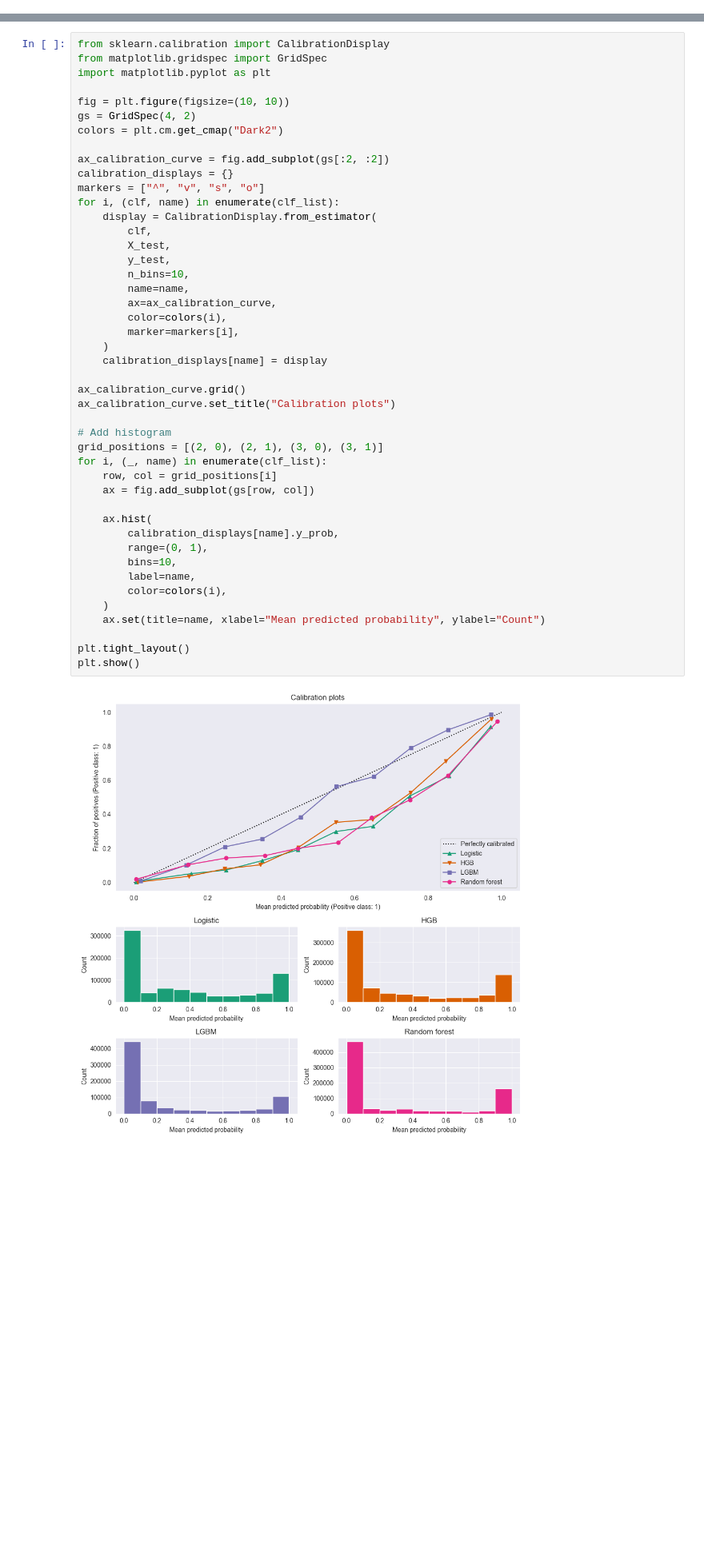
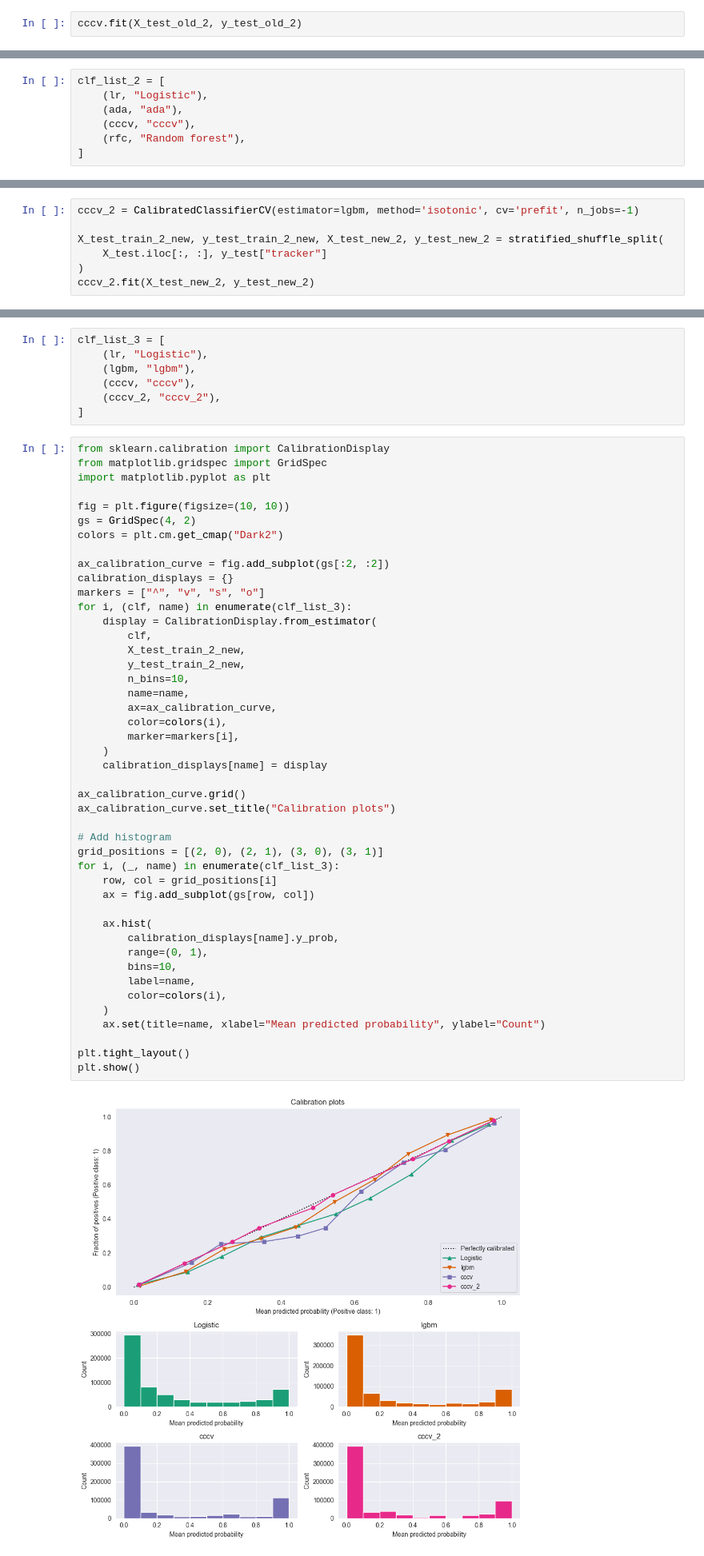
Before and after one commit to wolfrieder/http-response-classifier, a Jupyter notebook: notebooks/modeling_final.ipynb, the cells around one changed output, grey strips where cells are left out. Shown at 80% size. Drawn from its saved outputs; the diff is of its cells as text; blank space fills up the shorter version.

```diff
--- a/notebooks/modeling_final.ipynb
+++ b/notebooks/modeling_final.ipynb
@@ -1053,0 +1121,2 @@ plt.show()
+# %%
+cccv.fit(X_test_old_2, y_test_old_2)
@@ -1053,0 +1192,7 @@ plt.show()
+# %%
+clf_list_2 = [
+    (lr, "Logistic"),
+    (ada, "ada"),
+    (cccv, "cccv"),
+    (rfc, "Random forest"),
+]
@@ -1053,0 +1263,7 @@ plt.show()
+# %%
+cccv_2 = CalibratedClassifierCV(estimator=lgbm, method='isotonic', cv='prefit', n_jobs=-1)
+
+X_test_train_2_new, y_test_train_2_new, X_test_new_2, y_test_new_2 = stratified_shuffle_split(
+    X_test.iloc[:, :], y_test["tracker"]
+)
+cccv_2.fit(X_test_new_2, y_test_new_2)
@@ -1054,3 +1294,10 @@ plt.show()
+# %%
+clf_list_3 = [
+    (lr, "Logistic"),
+    (lgbm, "lgbm"),
+    (cccv, "cccv"),
+    (cccv_2, "cccv_2"),
+]
 # %%
 from sklearn.calibration import CalibrationDisplay
 from matplotlib.gridspec import GridSpec
@@ -1063,38 +1310,38 @@ colors = plt.cm.get_cmap("Dark2")
 ax_calibration_curve = fig.add_subplot(gs[:2, :2])
 calibration_displays = {}
 markers = ["^", "v", "s", "o"]
-for i, (clf, name) in enumerate(clf_list):
+for i, (clf, name) in enumerate(clf_list_3):
     display = CalibrationDisplay.from_estimator(
         clf,
-        X_test,
-        y_test,
+        X_test_train_2_new,
+        y_test_train_2_new,
         n_bins=10,
         name=name,
         ax=ax_calibration_curve,
         color=colors(i),
         marker=markers[i],
     )
     calibration_displays[name] = display
 
 ax_calibration_curve.grid()
 ax_calibration_curve.set_title("Calibration plots")
 
 # Add histogram
 grid_positions = [(2, 0), (2, 1), (3, 0), (3, 1)]
-for i, (_, name) in enumerate(clf_list):
+for i, (_, name) in enumerate(clf_list_3):
     row, col = grid_positions[i]
     ax = fig.add_subplot(gs[row, col])
 
     ax.hist(
         calibration_displays[name].y_prob,
         range=(0, 1),
         bins=10,
         label=name,
         color=colors(i),
     )
     ax.set(title=name, xlabel="Mean predicted probability", ylabel="Count")
 
 plt.tight_layout()
 plt.show()
 # %% [output]
-[figure, old version]
+[figure, new version]
```
Also changed, not shown: parts of 53 cells of this notebook, 7 other files.
